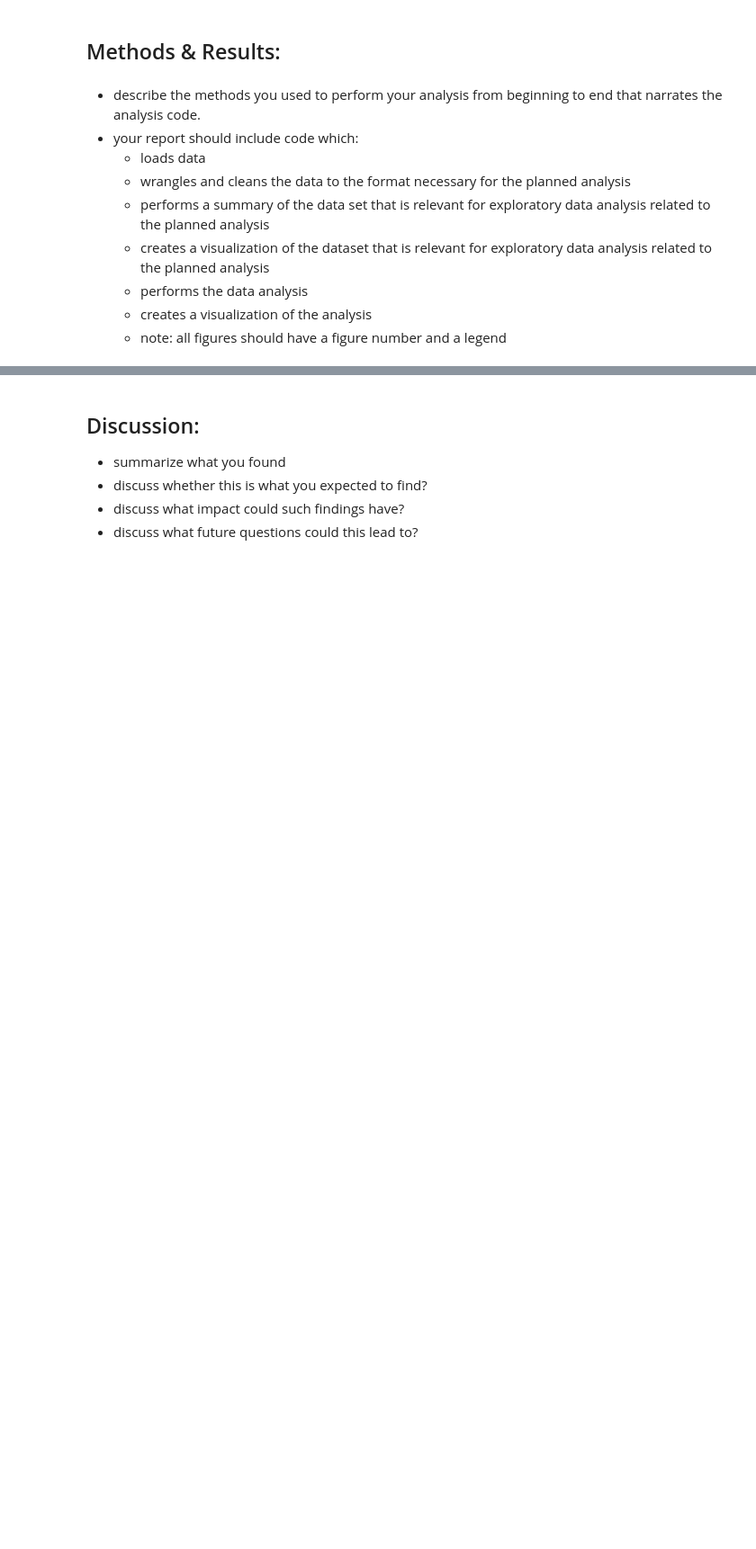
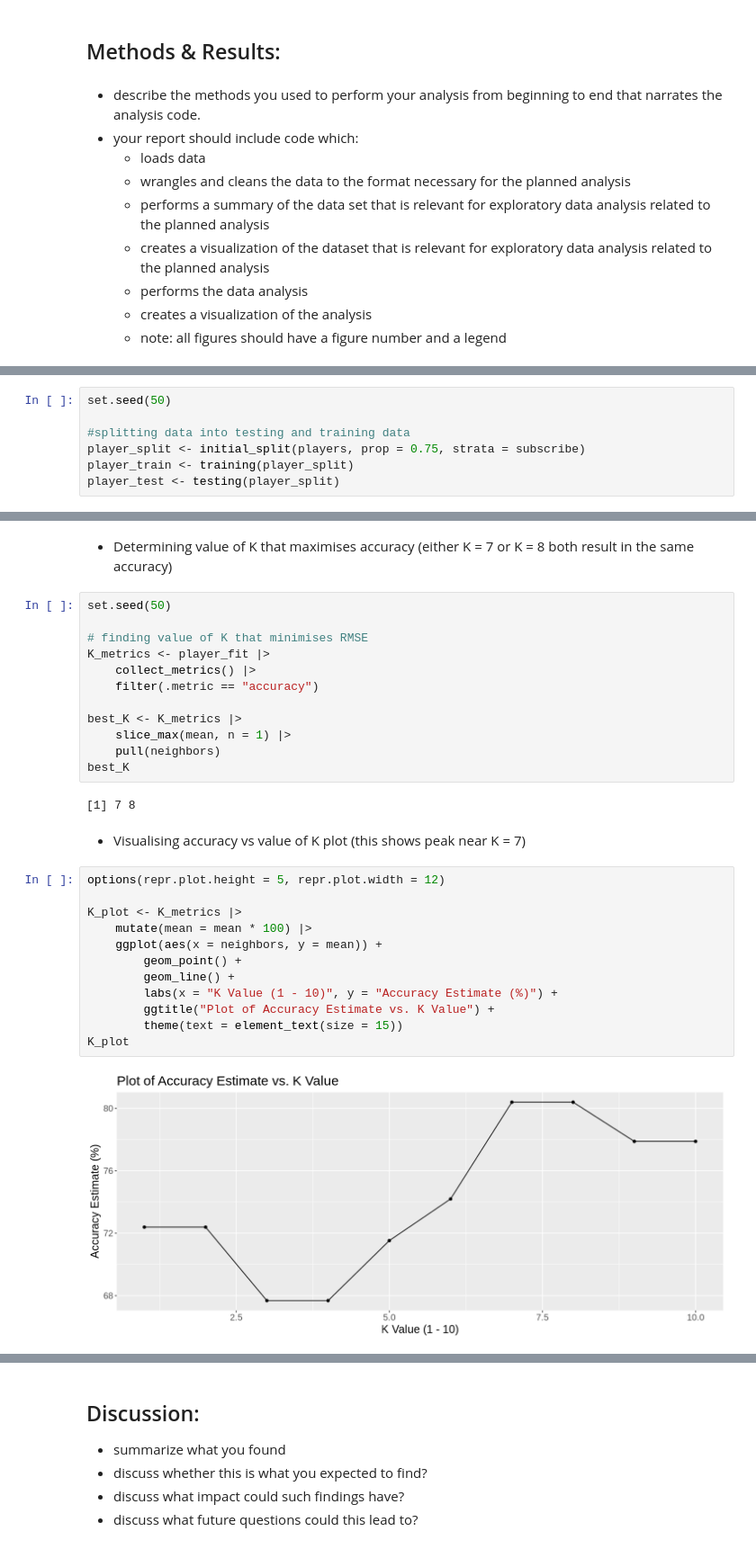
Before and after one commit to Rafee1012/dsci-100-group-project-10, a Jupyter notebook: project_final_report.ipynb, the cells around one changed output, grey strips where cells are left out. Shown: that part at 90% size. Cells and saved outputs as stored; diff of their text form; blank space fills up the shorter version.

```diff
--- a/project_final_report.ipynb
+++ b/project_final_report.ipynb
@@ -73,0 +231,7 @@ Performing K-NN classification to answer the predictive question. (SPLIT DATA, P
+# %%
+set.seed(50)
+
+#splitting data into testing and training data
+player_split <- initial_split(players, prop = 0.75, strata = subscribe)
+player_train <- training(player_split)
+player_test <- testing(player_split)
@@ -73,0 +269,32 @@ Performing K-NN classification to answer the predictive question. (SPLIT DATA, P
+# %% [markdown]
+- Determining value of K that maximises accuracy (either K = 7 or K = 8 both result in the same accuracy)
+# %%
+set.seed(50)
+
+# finding value of K that minimises RMSE
+K_metrics <- player_fit |>
+    collect_metrics() |>
+    filter(.metric == "accuracy")
+
+best_K <- K_metrics |>
+    slice_max(mean, n = 1) |>
+    pull(neighbors)
+best_K
+# %% [output]
+[1] 7 8
+# %% [markdown]
+- Visualising accuracy vs value of K plot (this shows peak near K = 7)
+# %%
+options(repr.plot.height = 5, repr.plot.width = 12)
+
+K_plot <- K_metrics |>
+    mutate(mean = mean * 100) |>
+    ggplot(aes(x = neighbors, y = mean)) +
+        geom_point() +
+        geom_line() +
+        labs(x = "K Value (1 - 10)", y = "Accuracy Estimate (%)") +
+        ggtitle("Plot of Accuracy Estimate vs. K Value") +
+        theme(text = element_text(size = 15))
+K_plot
+# %% [output]
+[figure, added]
```
Also changed, not shown: parts of 36 cells of this notebook.
